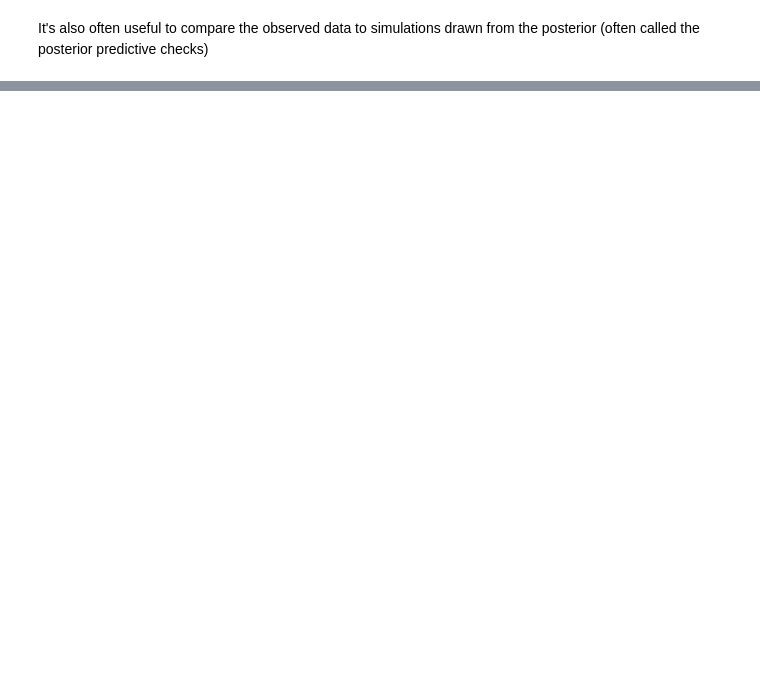
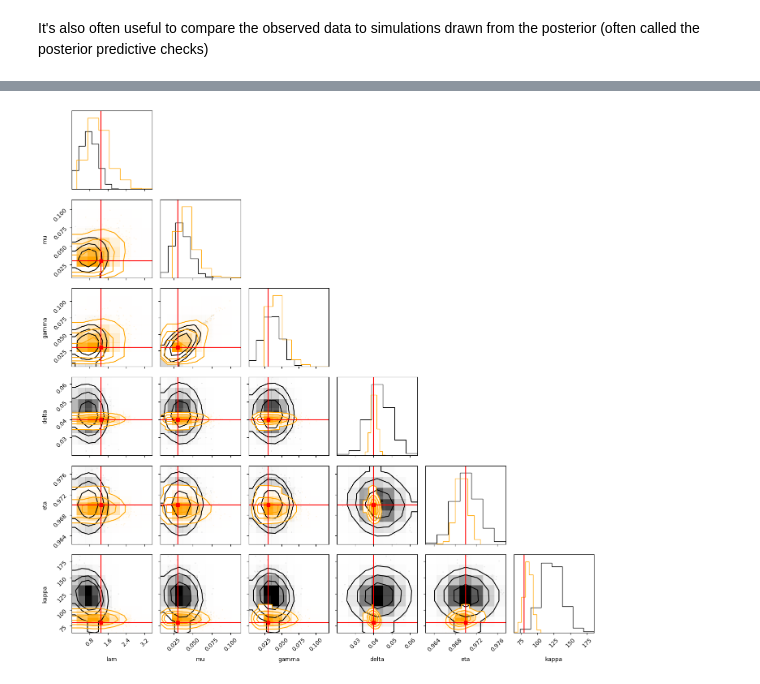
Before and after one commit to CalumGabbutt/HCEMM-tutorial-sbi, a Jupyter notebook: GEDy_tutorial_SBI.ipynb, the cells around one changed output, grey strips where cells are left out. Saved outputs shown, nothing was run; the diff lists cells and outputs as text; code cells hidden in the pictures; blank space fills up the shorter version.

```diff
--- a/GEDy_tutorial_SBI.ipynb
+++ b/GEDy_tutorial_SBI.ipynb
@@ -452,4 +505,3 @@ To save time, I've pregenerated a larger batch of simlulations (~100K) and train
 # %%
-with open("https://github.com/CalumGabbutt/IX-tutorial-CG-SBI/tree/eab553a2342ef775a0243564c4621db1384ec30d/data/1-flipflop_inference.pkl", "rb") as f:
-    inference_big = f.load()
+!wget "https://github.com/CalumGabbutt/IX-tutorial-CG-SBI/raw/main/data/1-flipflop_inference.pkl"
 # %% [output]
@@ -456,0 +523,20 @@ FileNotFoundError: [Errno 2] No such file or directory: 'https://github.com/Calu
+# %%
+with open("1-flipflop_inference.pkl", "rb") as f:
+    inference_big = pickle.load(f)
+
+posterior_big = inference_big.build_posterior()
+# %%
+posterior_samples_big = posterior_big.sample((1000,), x=y)
+df_big = pd.DataFrame(posterior_samples_big, columns = params_true.index)
+
+# Visualise the univariate and pairwise marginals
+figure = corner.corner(df.values, bins=7, smooth=1, labels=df.columns,
+                       colour = 'blue')
+corner.corner(df_big.values, bins=7, smooth=1, labels=df.columns,
+              fig = figure, color = 'orange')
+corner.overplot_lines(figure, params_true.values, color="r")
+corner.overplot_points(figure, params_true.values[None], marker = 's',
+                       color="r")
+plt.tight_layout()
+# %% [output]
+[figure, added]
```
Also changed, not shown: parts of 32 cells of this notebook.
